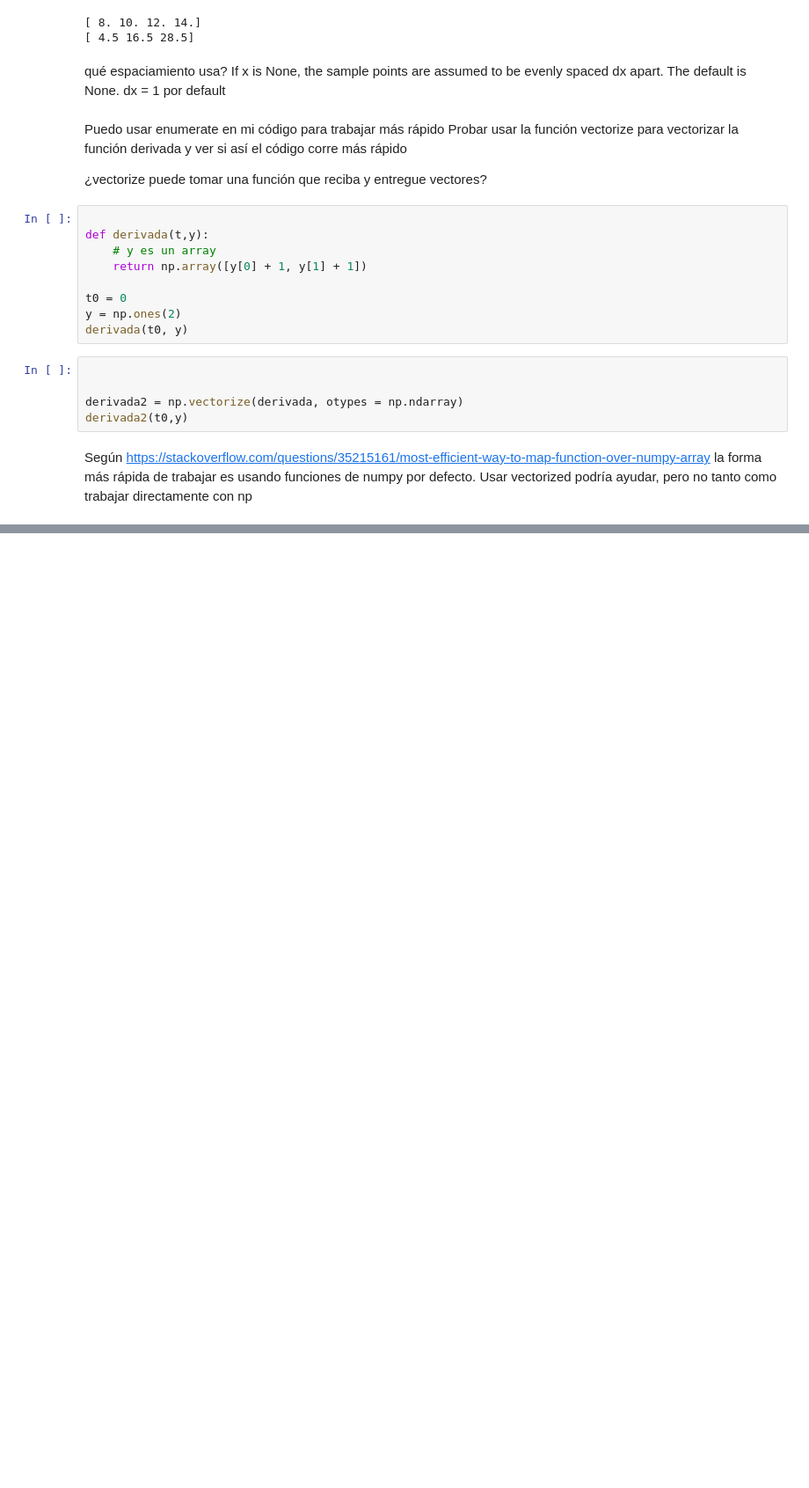
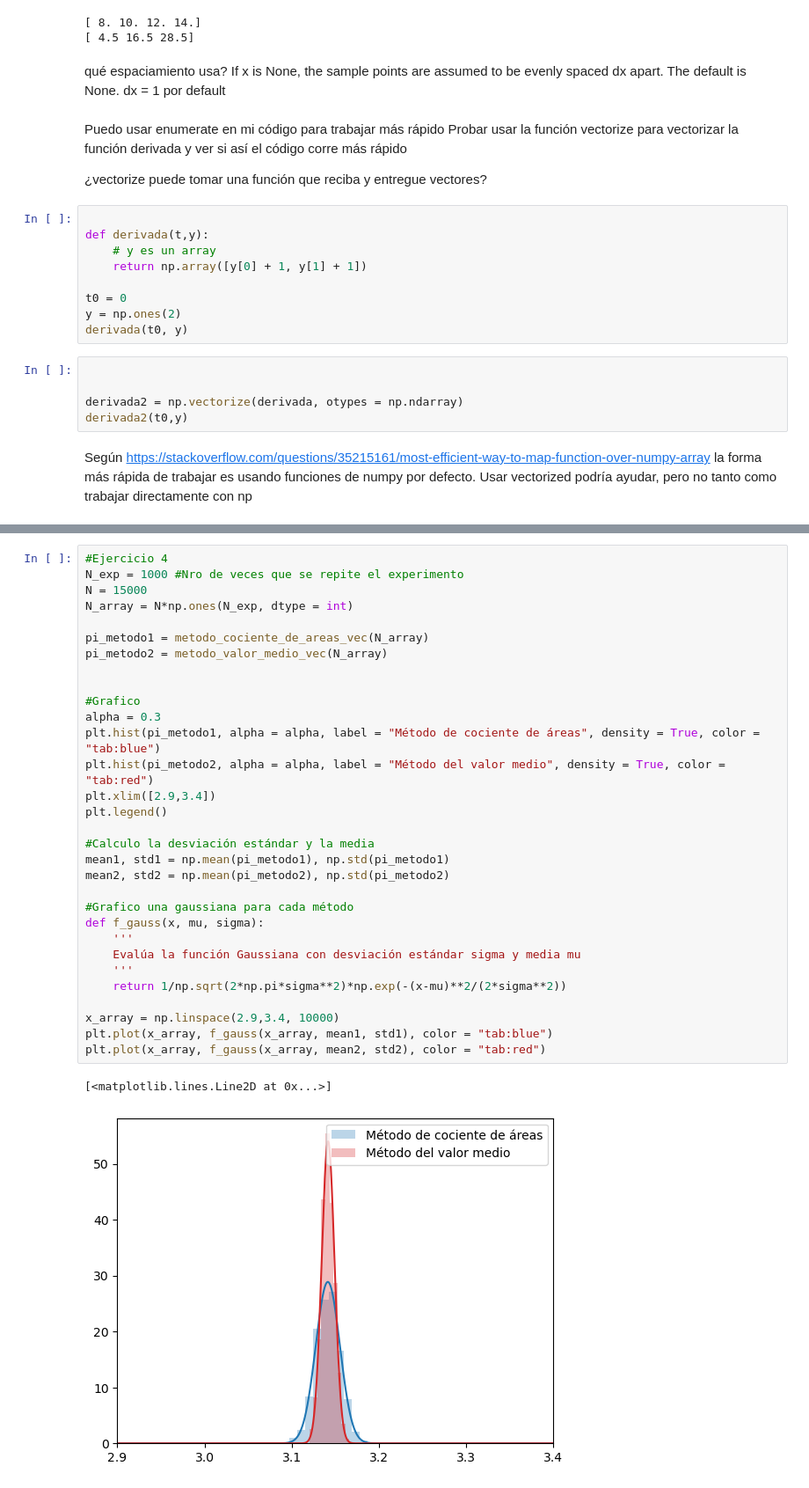
Before and after one commit to Lupama2/IntroPython, a Jupyter notebook: Ejercicios de clases/clase_10.ipynb, the cells around one changed output, grey strips where cells are left out. Shown: that part at 88% size. Drawn from its saved outputs; the diff is of its cells as text; blank space fills up the shorter version.

```diff
--- a/Ejercicios de clases/clase_10.ipynb
+++ b/Ejercicios de clases/clase_10.ipynb
@@ -40,0 +259,34 @@ la forma más rápida de trabajar es usando funciones de numpy por defecto. Usar
+# %%
+#Ejercicio 4
+N_exp = 1000 #Nro de veces que se repite el experimento
+N = 15000
+N_array = N*np.ones(N_exp, dtype = int)
+
+pi_metodo1 = metodo_cociente_de_areas_vec(N_array)
+pi_metodo2 = metodo_valor_medio_vec(N_array)
+
+
+#Grafico
+alpha = 0.3
+plt.hist(pi_metodo1, alpha = alpha, label = "Método de cociente de áreas", density = True, color = "tab:blue")
+plt.hist(pi_metodo2, alpha = alpha, label = "Método del valor medio", density = True, color = "tab:red")
+plt.xlim([2.9,3.4])
+plt.legend()
+
+#Calculo la desviación estándar y la media
+mean1, std1 = np.mean(pi_metodo1), np.std(pi_metodo1)
+mean2, std2 = np.mean(pi_metodo2), np.std(pi_metodo2)
+
+#Grafico una gaussiana para cada método
+def f_gauss(x, mu, sigma):
+    '''
+    Evalúa la función Gaussiana con desviación estándar sigma y media mu
+    '''
+    return 1/np.sqrt(2*np.pi*sigma**2)*np.exp(-(x-mu)**2/(2*sigma**2))
+
+x_array = np.linspace(2.9,3.4, 10000)
+plt.plot(x_array, f_gauss(x_array, mean1, std1), color = "tab:blue")
+plt.plot(x_array, f_gauss(x_array, mean2, std2), color = "tab:red")
+# %% [output]
+[<matplotlib.lines.Line2D at 0x...>]
+[figure, added]
```
Also changed, not shown: parts of 17 cells of this notebook.
